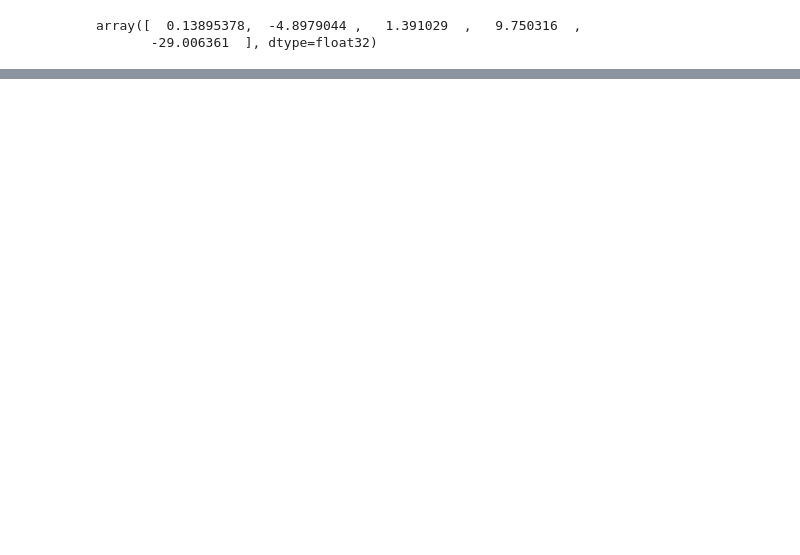
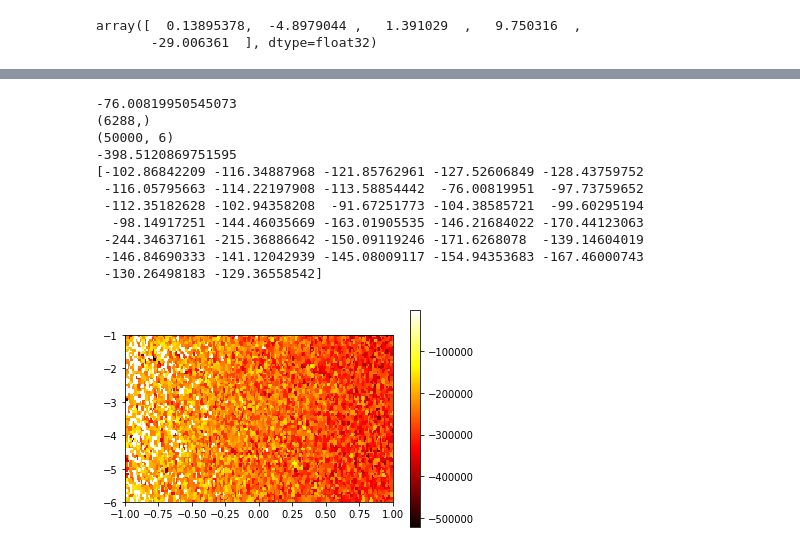
Before and after one commit to mark-koren/AdaptiveStressTestingToolbox, a Jupyter notebook: Toolbox/AST_Analyzer.ipynb, the cells around one changed output, grey strips where cells are left out. Cells and saved outputs as stored; diff of their text form; code cells hidden in the pictures; blank space fills up the shorter version.

```diff
--- a/Toolbox/AST_Analyzer.ipynb
+++ b/Toolbox/AST_Analyzer.ipynb
@@ -1208,4 +1220,6 @@ Total time elapsed: 00:01:09
 # %%
-import pickle
-with open('./data/newR/ptMaxes_r5_large.p', 'wb') as f:
-    pickle.dump(maxes, f)
+print(maxes)
+# import pickle
+# with open('./data/newR/ptMaxes_r3_large.p', 'wb') as f:
+#     pickle.dump(maxes, f)
+# df_main.insert(6, 'Generalized: Point Max', maxes)
@@ -1250,0 +1282,7 @@ Horizontal alignment will be ignored as no 'y tick label text width' has been pa
+# %%
+d = {}
+for i in range(10):
+    x = np.random.randn(32)
+    d[str(i)] = x
+
+df = pd.DataFrame(d)
@@ -1250,0 +1294,64 @@ Horizontal alignment will be ignored as no 'y tick label text width' has been pa
+# %%
+y = [-2.125,-4.625]
+x = [-0.5, 0.5]
+vp = [0.5, 1.5]
+vc = [9.755, 12.315]
+xc = [-30.625, -39.375]
+s_0 = [ x[np.mod(i,2)],
+        y[np.mod(i//2, 2)],
+        vp[np.mod(i//4, 2)],
+        vc[np.mod(i//8, 2)],
+        xc[np.mod(i//16, 2)]]
+maxes = np.ones(32)  * -np.inf
+from scipy.interpolate import griddata
+with open('./data/newR/r3/eval.p', 'rb') as f:
+    data = pickle.load(f)
+    cumR = np.expand_dims(np.sum(data['rewards'], axis=1), axis=1)
+    print(np.max(cumR))
+    init = data['observations'][:,0,:]
+    initR = np.concatenate((init, cumR), axis=1)
+    wh = np.where(data['rewards'][:,-1] == 0)[0]
+    y = np.where((initR[:,2] > 1.0) & (initR[:,3] <11.17) & (initR[:,4] < -35))[0]
+#                  & (data['rewards'][:,-1] == 0))[0]
+    print(y.shape)
+    print(initR.shape)
+    crash_initR = initR[wh,:]
+    print(np.min(crash_initR[:,-1]))
+    grid_x, grid_y = np.mgrid[-1:1:100j, -6:-1:200j]
+    interped = griddata(initR[y,0:2],initR[y,-1],(grid_x, grid_y), method='nearest')
+    heatmap = plt.imshow(interped, cmap='hot', interpolation='none', extent=(-1,1,-6,-1), aspect=0.25)
+    plt.colorbar(heatmap)
+    for i in range(wh.shape[0]):
+        crash = crash_initR[i,:]
+        idx = 0
+        if crash[0] > 0.0:
+            idx += 1
+        if crash[1] < -3.5:
+            idx += 2
+        if crash[2] > 1.0:
+            idx += 4
+        if crash[3] > 11.17:
+            idx += 8
+        if crash[4] < -35:
+            idx += 16
+
+        if maxes[idx] < crash[5]:
+            maxes[idx] = crash[5]
+
+print(maxes)
+df_main.insert(5, 'Generalized: Bin Max', maxes)
+# y = data['rewards'][(data['obsrvations'][:,0,2] > 0.95) & (data['observations'][:,0,2] < 1.05)]
+# y.shape
+# %% [output]
+-76.00819950545073
+(6288,)
+(50000, 6)
+-398.5120869751595
+[-102.86842209 -116.34887968 -121.85762961 -127.52606849 -128.43759752
+ -116.05795663 -114.22197908 -113.58854442  -76.00819951  -97.73759652
+ -112.35182628 -102.94358208  -91.67251773 -104.38585721  -99.60295194
+  -98.14917251 -144.46035669 -163.01905535 -146.21684022 -170.44123063
+ -244.34637161 -215.36886642 -150.09119246 -171.6268078  -139.14604019
+ -146.84690333 -141.12042939 -145.08009117 -154.94353683 -167.46000743
+ -130.26498183 -129.36558542]
+[figure, added]
```
Also changed, not shown: parts of 14 cells of this notebook.
